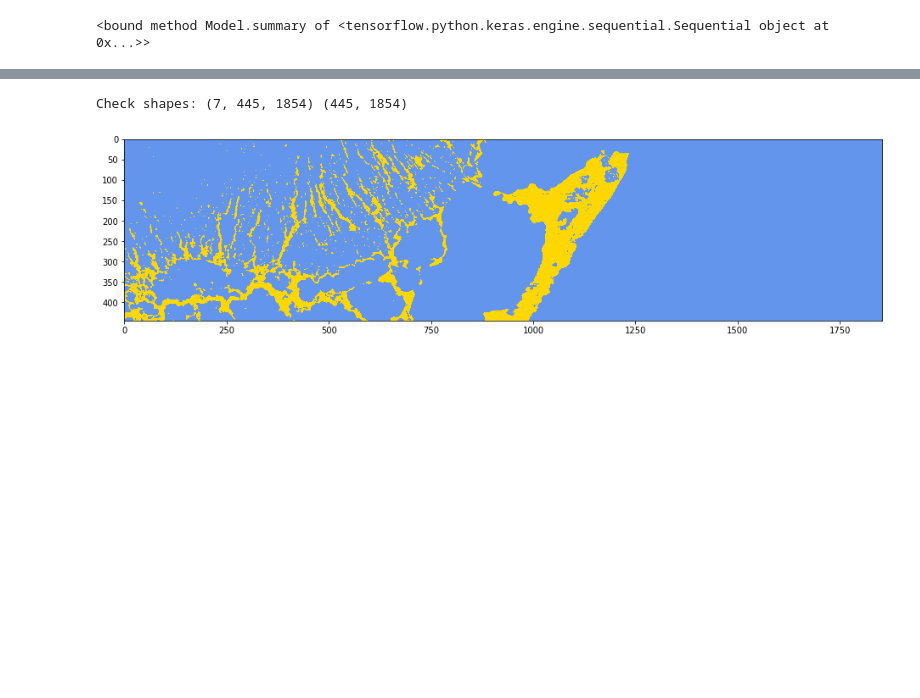
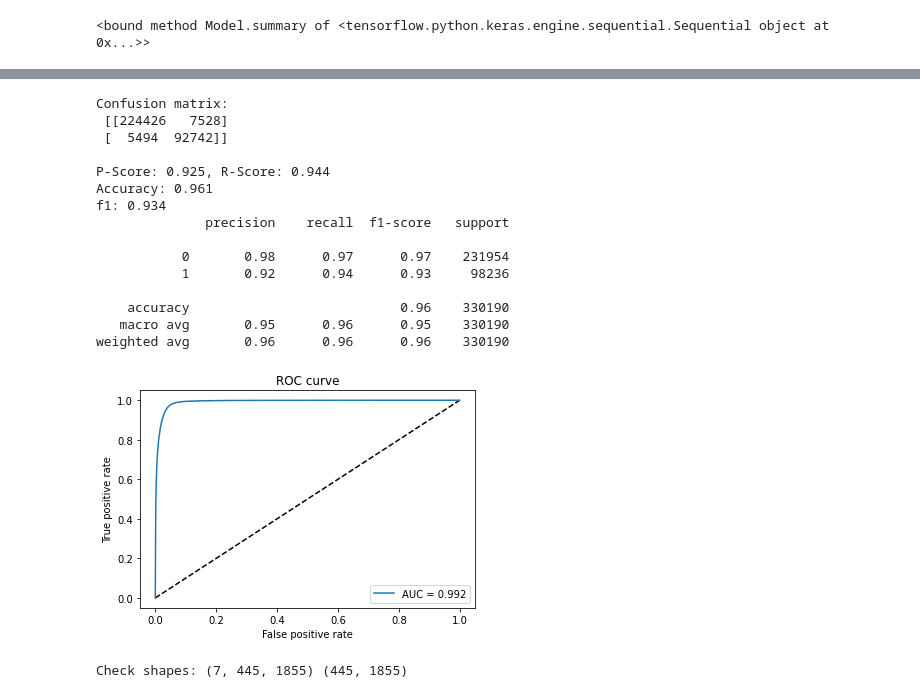
Before and after one commit to nkinnaird/MangroveClassification, a Jupyter notebook: code/firstNN.ipynb, the cells around one changed output, grey strips where cells are left out. Cells and saved outputs as stored; diff of their text form; code cells hidden in the pictures; blank space fills up the shorter version.

Commit message:
Moved a lot code to methods at the top of the notebook, cleaned up code.,

```diff
--- a/code/firstNN.ipynb
+++ b/code/firstNN.ipynb
@@ -68,3 +99,35 @@ vmax=2
+# %%
+# methods related to classification evaluation - should be moved out into a separate file
+
+def printClassificationMetrics(y_actual, y_predicted_prob, input_prob=0.5):
+    '''Print various classification metrics.'''
+
+    y_predicted = (y_predicted_prob > input_prob).astype(int) # convert prediction probabilities to 0 or 1 values depending on threshold
+    cMatrix = confusion_matrix(y_actual, y_predicted)
+    pScore = precision_score(y_actual, y_predicted)
+    rScore = recall_score(y_actual, y_predicted)
+    aScore = accuracy_score(y_actual, y_predicted)
+    f1Score = f1_score(y_actual, y_predicted)
+
+    print("Confusion matrix:\n", cMatrix)
+    print("\nP-Score: %.3f, R-Score: %.3f" % (pScore, rScore))
+    print('Accuracy: %.3f' % (aScore))
+    print('f1: %.3f' % (f1Score))
+
+    print(classification_report(y_actual, y_predicted))
+
+def makeROCPlot(y_actual, y_predicted_prob):
+    fpr, tpr, thresholds = roc_curve(y_actual, y_predicted_prob)
+    auc_score = auc(fpr, tpr)
+
+    plt.figure(1)
+    plt.plot([0, 1], [0, 1], 'k--')
+    plt.plot(fpr, tpr, label='AUC = {:.3f}'.format(auc_score))
+    plt.xlabel('False positive rate')
+    plt.ylabel('True positive rate')
+    plt.title('ROC curve')
+    plt.legend(loc='best')
+    plt.show()
 # %%
 # grab image file
 training_image = "/content/drive/MyDrive/MangroveClassification/Images/Florida_1_2000.tif"
@@ -135,6 +194,6 @@ array([0, 0, 0, ..., 0, 0, 0])
 # %%
 # split the data
-xTrain, xTest, yTrain, yTest = train_test_split(features_input, labels_input, test_size=0.4, random_state=42)
+xTrain, xTest, yTrain, yTest = train_test_split(features_input, labels_input, test_size=0.4, random_state=42, stratify=labels_input, shuffle=True)
 
 print(xTrain.shape)
 print(yTrain.shape)
@@ -265,6 +275,31 @@ weighted avg       0.96      0.96      0.96    330190
+# %%
+# Predict for test data
+yTest_pred_prob = model.predict(xTest)
+yTest_pred_prob = yTest_pred_prob[:,1] # grab probablities for class label 1
+
+printClassificationMetrics(yTest, yTest_pred_prob)
+makeROCPlot(yTest, yTest_pred_prob)
+# %% [output]
+Confusion matrix:
+ [[224426   7528]
+ [  5494  92742]]
+
+P-Score: 0.925, R-Score: 0.944
+Accuracy: 0.961
+f1: 0.934
+              precision    recall  f1-score   support
+
+           0       0.98      0.97      0.97    231954
+           1       0.92      0.94      0.93     98236
+
+    accuracy                           0.96    330190
+   macro avg       0.95      0.96      0.95    330190
+weighted avg       0.96      0.96      0.96    330190
+[figure, added]
 # %%
 # load up a new image to test on
-test_image = "/content/drive/MyDrive/MangroveClassification/Images/Florida_3_2000.tif"
+# test_image = "/content/drive/MyDrive/MangroveClassification/Images/Florida_3_2000.tif"
+test_image = "/content/drive/MyDrive/MangroveClassification/Images/Florida_1_2020.tif"
 
 # read in band data
 ds_features_test, features_test = raster.read(test_image, bands=input_bands)
@@ -283,18 +318,4 @@ labels_test = (labels_test == 1).astype(int)
 
 print('Check shapes:', features_test.shape, labels_test.shape)
 # %% [output]
-Check shapes: (7, 445, 1854) (445, 1854)
+Check shapes: (7, 445, 1855) (445, 1855)
-# %%
-# plot NDVI band
-if input_bands == ndvi_band:
-  plt.figure(figsize=(16,6))
-  plt.imshow(features_test, cmap='RdYlGn', vmin=-1, vmax=1)
-  plt.colorbar()
-  plt.show()
-
-plt.figure(figsize=(16,6))
-plt.imshow(labels_test, cmap=discrete_cmap, vmin=vmin, vmax=vmax)
-# plt.colorbar()
-plt.show()
-# %% [output]
-[figure, removed]
```
Also changed, not shown: parts of 19 cells of this notebook.
